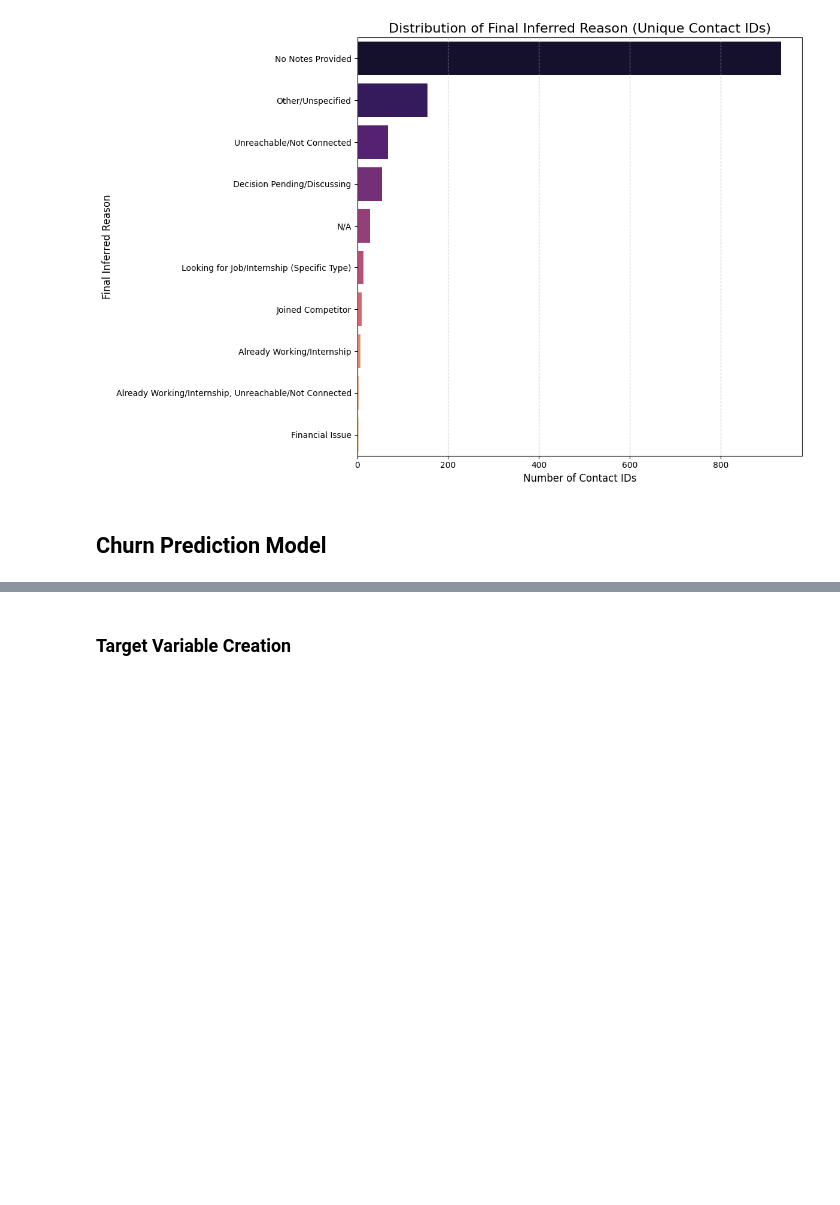
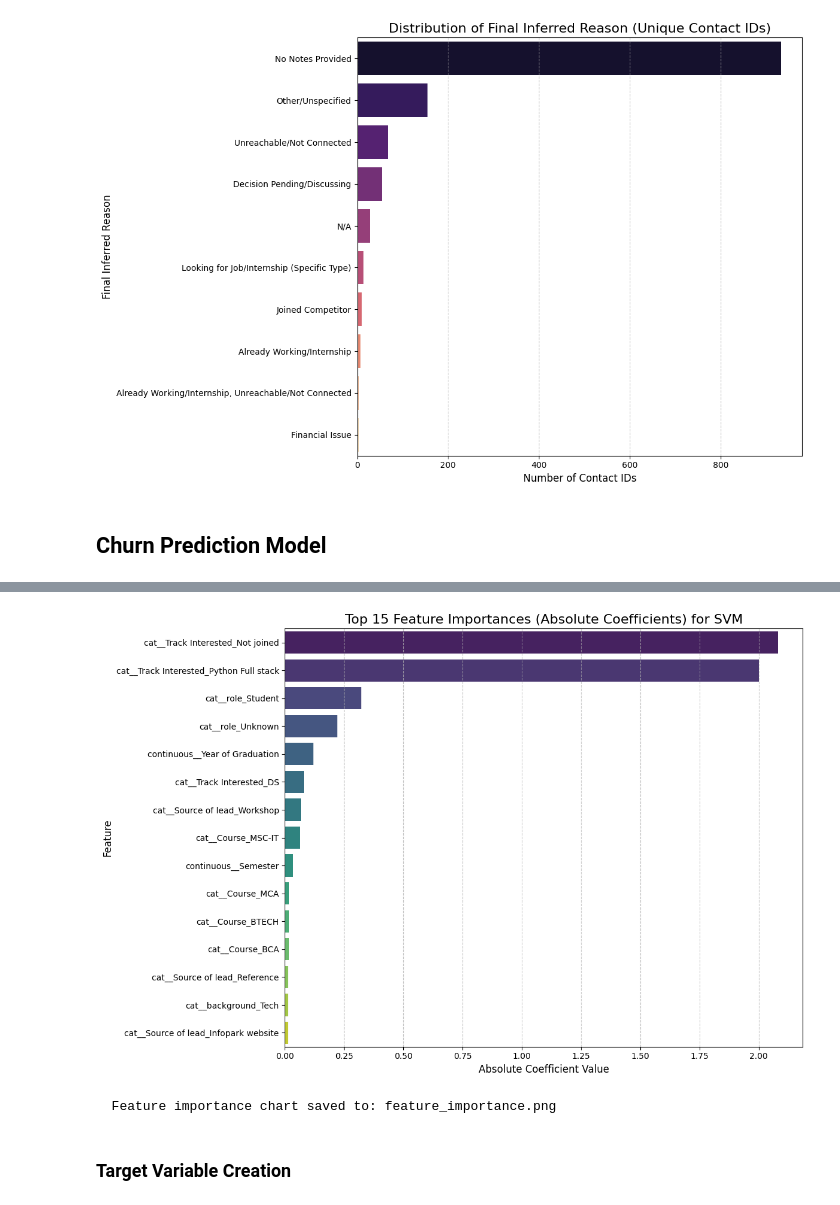
Before and after one commit to eldhosekroy/churn_prediction, a Jupyter notebook: Churn_data.ipynb, the cells around one changed output, grey strips where cells are left out. Saved outputs shown, nothing was run; the diff lists cells and outputs as text; code cells hidden in the pictures; blank space fills up the shorter version.

```diff
--- a/Churn_data.ipynb
+++ b/Churn_data.ipynb
@@ -38,3 +39,9 @@ from sklearn.neighbors import KNeighborsClassifier
 from sklearn.naive_bayes import GaussianNB
 from sklearn.svm import SVC
 from xgboost import XGBClassifier
+# %%
+output_dir = './output'
+
+ARTIFACTS_PATH = output_dir
+os.makedirs(ARTIFACTS_PATH, exist_ok=True)
+print(f"Artifacts will be saved to: {ARTIFACTS_PATH}")
@@ -1745,3 +1699,68 @@ plt.show()
 [figure]
 # %% [markdown]
 ## **Churn Prediction Model**
+# %%
+print('\n' + '='*80)
+print('STEP: FEATURE IMPORTANCE ANALYSIS')
+print('='*80)
+
+# Assuming final_model is already selected and fitted
+# Check if the final model has feature_importances_ attribute (e.g., Tree-based models)
+if hasattr(final_model, 'feature_importances_'):
+    # Create a DataFrame for feature importances
+    feature_importance_df = pd.DataFrame({
+        'Feature': X_train_processed.columns,
+        'Importance': final_model.feature_importances_
+    })
+
+    # Sort by importance in descending order
+    feature_importance_df = feature_importance_df.sort_values(by='Importance', ascending=False)
+
+    print('\nTop 10 Feature Importances for ' + final_model_name + ':\n')
+    print(feature_importance_df.head(10).to_string(index=False))
+
+    # Save feature importance to a CSV file
+    feature_importance_df.to_csv(os.path.join(output_dir, 'feature_importance_report.csv'), index=False)
+    print("\n  Feature importance report saved to: feature_importance_report.csv")
+
+    # Visualize feature importances
+    plt.figure(figsize=(12, 8))
+    sns.barplot(x='Importance', y='Feature', data=feature_importance_df.head(15), palette='viridis', hue='Feature', legend=False)
+    plt.title(f'Top 15 Feature Importances for {final_model_name}', fontsize=16)
+    plt.xlabel('Importance', fontsize=12)
+    plt.ylabel('Feature', fontsize=12)
+    plt.grid(axis='x', linestyle='--', alpha=0.7)
+    plt.tight_layout()
+    plt.savefig(os.path.join(output_dir, 'feature_importance.png'))
+    plt.show()
+    print("  Feature importance chart saved to: feature_importance.png")
+elif hasattr(final_model, 'coef_'): # For linear models like Logistic Regression
+    # Assuming binary classification, get coefficients for class 1
+    coefficients = final_model.coef_[0]
+    feature_importance_df = pd.DataFrame({
+        'Feature': X_train_processed.columns,
+        'Importance': np.abs(coefficients) # Use absolute value for importance
+    })
+    feature_importance_df = feature_importance_df.sort_values(by='Importance', ascending=False)
+
+    print('\nTop 10 Feature Importances (Absolute Coefficients) for ' + final_model_name + ':\n')
+    print(feature_importance_df.head(10).to_string(index=False))
+
+    # Save feature importance to a CSV file
+    feature_importance_df.to_csv(os.path.join(output_dir, 'feature_importance_report.csv'), index=False)
+    print("\n  Feature importance report saved to: feature_importance_report.csv")
+
+    # Visualize feature importances
+    plt.figure(figsize=(12, 8))
+    sns.barplot(x='Importance', y='Feature', data=feature_importance_df.head(15), palette='viridis', hue='Feature', legend=False)
+    plt.title(f'Top 15 Feature Importances (Absolute Coefficients) for {final_model_name}', fontsize=16)
+    plt.xlabel('Absolute Coefficient Value', fontsize=12)
+    plt.ylabel('Feature', fontsize=12)
+    plt.grid(axis='x', linestyle='--', alpha=0.7)
+    plt.tight_layout()
+    plt.savefig(os.path.join(output_dir, 'feature_importance.png'))
+    plt.show()
+    print("  Feature importance chart saved to: feature_importance.png")
+else:
+    print(f"Feature importance extraction not supported for {final_model_name} (model type: {type(final_model).__name__}).")
+# %% [output]
@@ -1748,3 +1786,5 @@ plt.show()
+[figure, added]
+  Feature importance chart saved to: feature_importance.png
 # %% [markdown]
 ### **Target Variable Creation**
 # %%
```
Also changed, not shown: parts of 55 cells of this notebook.
